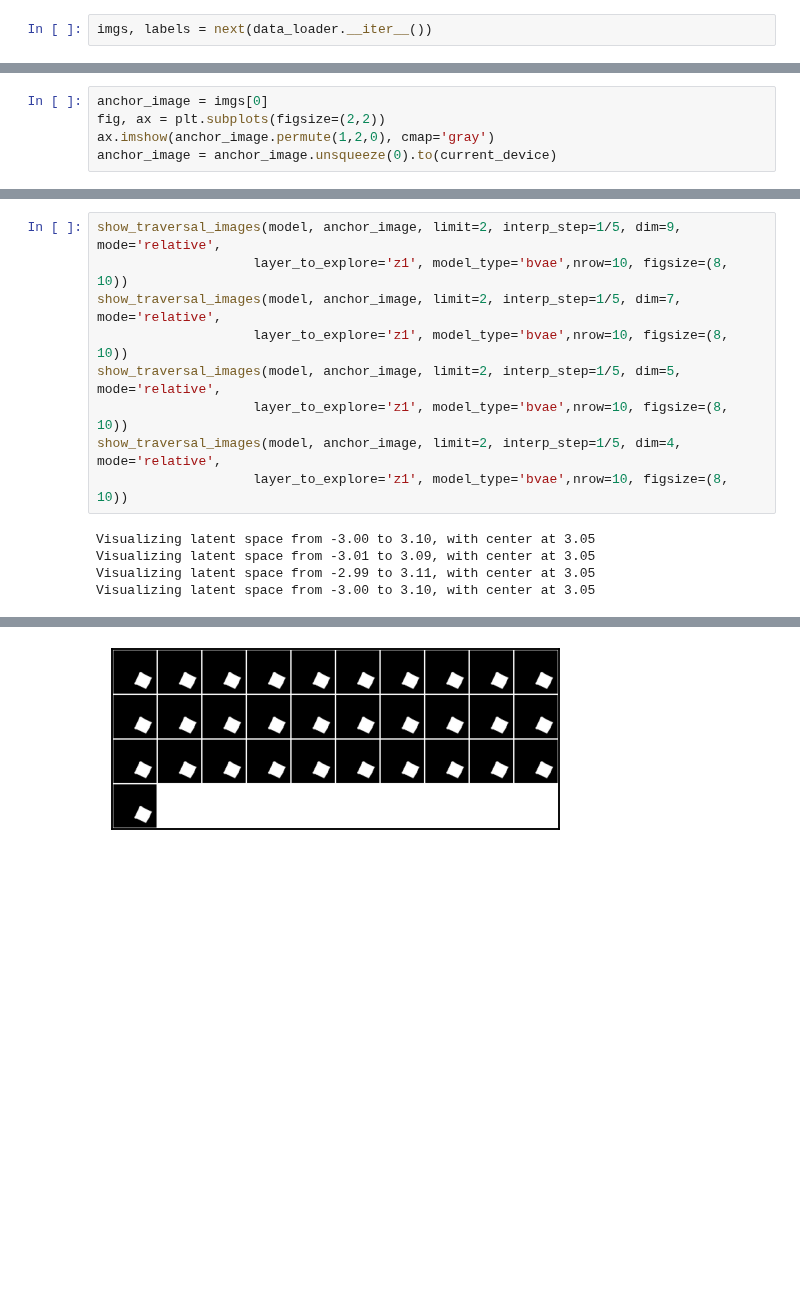
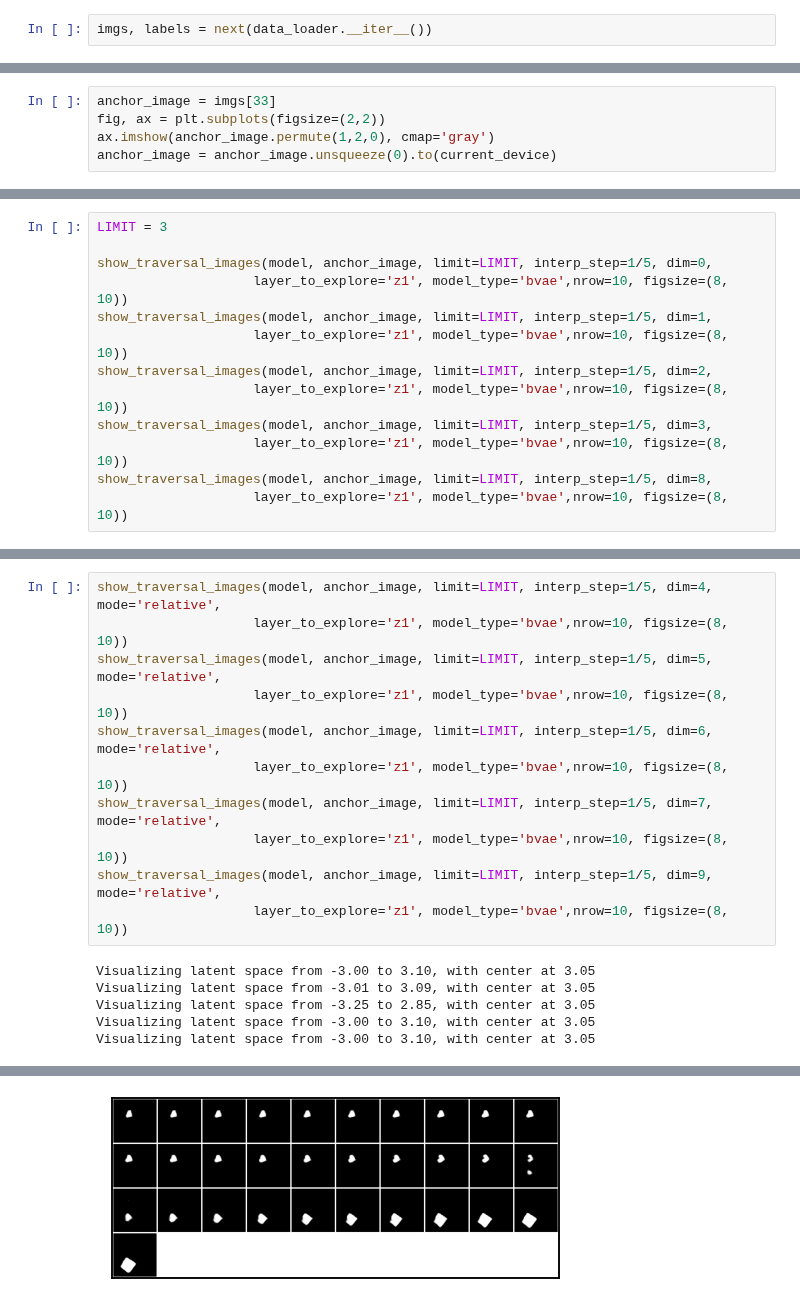
Before and after one commit to muhammadyaseen/vae-disentanglement, a Jupyter notebook: notebooks/PerturbationTesting.ipynb, the cells around one changed output, grey strips where cells are left out. Drawn from its saved outputs; the diff is of its cells as text; blank space fills up the shorter version.

```diff
--- a/notebooks/PerturbationTesting.ipynb
+++ b/notebooks/PerturbationTesting.ipynb
@@ -407,5 +334,5 @@ plt.imshow(diffs[10][0].cpu().numpy().T, cmap='Reds')
 # %%
-anchor_image = imgs[0]
+anchor_image = imgs[33]
 fig, ax = plt.subplots(figsize=(2,2))
 ax.imshow(anchor_image.permute(1,2,0), cmap='gray')
 anchor_image = anchor_image.unsqueeze(0).to(current_device)
@@ -503,0 +368,13 @@ Visualizing latent space from -2.26 to 3.84, with center at 3.05
+# %%
+LIMIT = 3
+
+show_traversal_images(model, anchor_image, limit=LIMIT, interp_step=1/5, dim=0,
+                    layer_to_explore='z1', model_type='bvae',nrow=10, figsize=(8, 10))
+show_traversal_images(model, anchor_image, limit=LIMIT, interp_step=1/5, dim=1,
+                    layer_to_explore='z1', model_type='bvae',nrow=10, figsize=(8, 10))
+show_traversal_images(model, anchor_image, limit=LIMIT, interp_step=1/5, dim=2,
+                    layer_to_explore='z1', model_type='bvae',nrow=10, figsize=(8, 10))
+show_traversal_images(model, anchor_image, limit=LIMIT, interp_step=1/5, dim=3,
+                    layer_to_explore='z1', model_type='bvae',nrow=10, figsize=(8, 10))
+show_traversal_images(model, anchor_image, limit=LIMIT, interp_step=1/5, dim=8,
+                    layer_to_explore='z1', model_type='bvae',nrow=10, figsize=(8, 10))
@@ -504,14 +392,17 @@ Visualizing latent space from -2.26 to 3.84, with center at 3.05
 # %%
-show_traversal_images(model, anchor_image, limit=2, interp_step=1/5, dim=9, mode='relative',
+show_traversal_images(model, anchor_image, limit=LIMIT, interp_step=1/5, dim=4, mode='relative',
                     layer_to_explore='z1', model_type='bvae',nrow=10, figsize=(8, 10))
-show_traversal_images(model, anchor_image, limit=2, interp_step=1/5, dim=7, mode='relative',
+show_traversal_images(model, anchor_image, limit=LIMIT, interp_step=1/5, dim=5, mode='relative',
                     layer_to_explore='z1', model_type='bvae',nrow=10, figsize=(8, 10))
-show_traversal_images(model, anchor_image, limit=2, interp_step=1/5, dim=5, mode='relative',
+show_traversal_images(model, anchor_image, limit=LIMIT, interp_step=1/5, dim=6, mode='relative',
                     layer_to_explore='z1', model_type='bvae',nrow=10, figsize=(8, 10))
-show_traversal_images(model, anchor_image, limit=2, interp_step=1/5, dim=4, mode='relative',
+show_traversal_images(model, anchor_image, limit=LIMIT, interp_step=1/5, dim=7, mode='relative',
                     layer_to_explore='z1', model_type='bvae',nrow=10, figsize=(8, 10))
+show_traversal_images(model, anchor_image, limit=LIMIT, interp_step=1/5, dim=9, mode='relative',
+                    layer_to_explore='z1', model_type='bvae',nrow=10, figsize=(8, 10))
 # %% [output]
 Visualizing latent space from -3.00 to 3.10, with center at 3.05
 Visualizing latent space from -3.01 to 3.09, with center at 3.05
-Visualizing latent space from -2.99 to 3.11, with center at 3.05
+Visualizing latent space from -3.25 to 2.85, with center at 3.05
 Visualizing latent space from -3.00 to 3.10, with center at 3.05
+Visualizing latent space from -3.00 to 3.10, with center at 3.05
@@ -520 +411 @@ Visualizing latent space from -3.00 to 3.10, with center at 3.05
-[figure, old version]
+[figure, new version]
```
Also changed, not shown: parts of 36 cells of this notebook, 3 other files.
